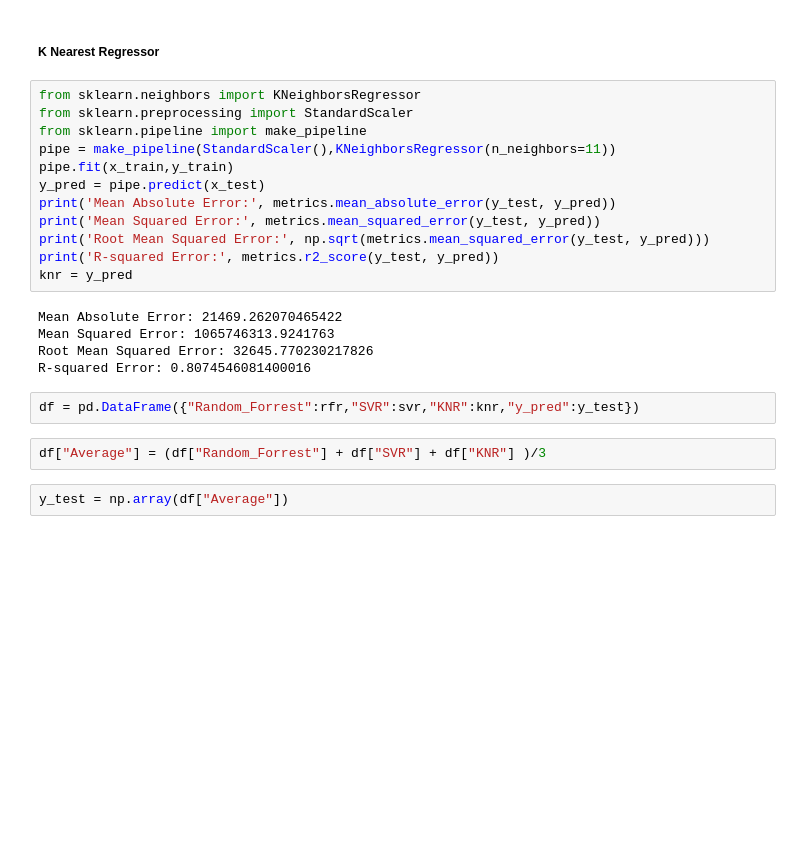
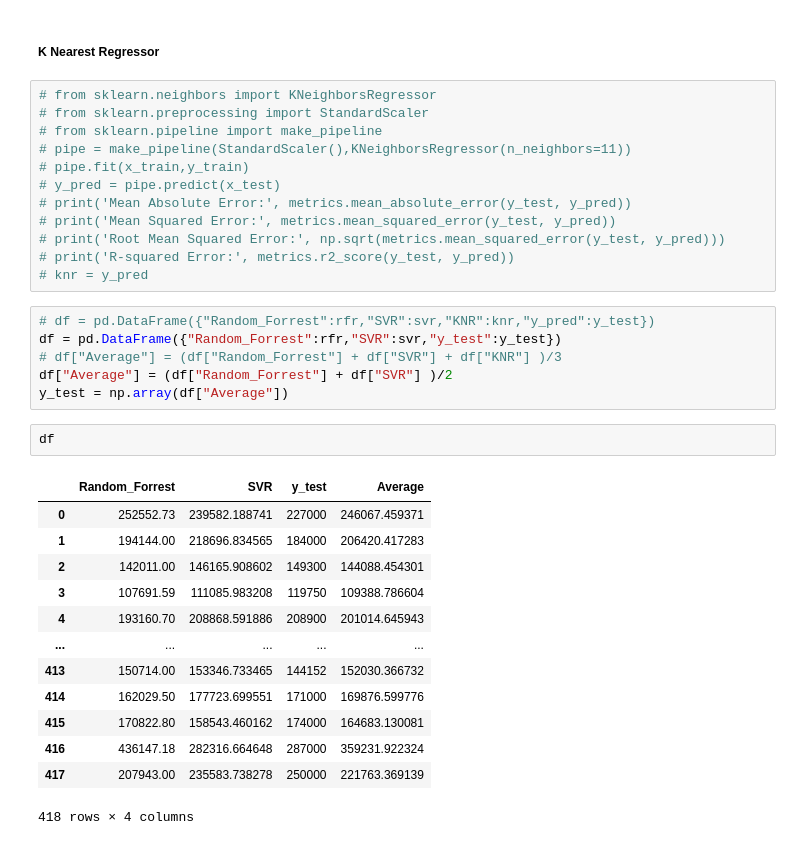
Before and after one commit to MichaelWoo-git/House_Pricing_Prediction_ML_Regression, a Jupyter notebook: 01_Predicting_House_Prices.ipynb, the cells around one changed output. Saved outputs shown, nothing was run; the diff lists cells and outputs as text; blank space fills up the shorter version.

```diff
--- a/Untitled.ipynb
+++ b/01_Predicting_House_Prices.ipynb
@@ -342,28 +517,39 @@ R-squared Error: 0.8933529309052215
 # %% [markdown]
 ##### K Nearest Regressor
 # %%
-from sklearn.neighbors import KNeighborsRegressor
-from sklearn.preprocessing import StandardScaler
-from sklearn.pipeline import make_pipeline
-pipe = make_pipeline(StandardScaler(),KNeighborsRegressor(n_neighbors=11))
-pipe.fit(x_train,y_train)
-y_pred = pipe.predict(x_test)
-print('Mean Absolute Error:', metrics.mean_absolute_error(y_test, y_pred))
-print('Mean Squared Error:', metrics.mean_squared_error(y_test, y_pred))
-print('Root Mean Squared Error:', np.sqrt(metrics.mean_squared_error(y_test, y_pred)))
-print('R-squared Error:', metrics.r2_score(y_test, y_pred))
-knr = y_pred
+# from sklearn.neighbors import KNeighborsRegressor
+# from sklearn.preprocessing import StandardScaler
+# from sklearn.pipeline import make_pipeline
+# pipe = make_pipeline(StandardScaler(),KNeighborsRegressor(n_neighbors=11))
+# pipe.fit(x_train,y_train)
+# y_pred = pipe.predict(x_test)
+# print('Mean Absolute Error:', metrics.mean_absolute_error(y_test, y_pred))
+# print('Mean Squared Error:', metrics.mean_squared_error(y_test, y_pred))
+# print('Root Mean Squared Error:', np.sqrt(metrics.mean_squared_error(y_test, y_pred)))
+# print('R-squared Error:', metrics.r2_score(y_test, y_pred))
+# knr = y_pred
-# %% [output]
-Mean Absolute Error: 21469.262070465422
-Mean Squared Error: 1065746313.9241763
-Root Mean Squared Error: 32645.770230217826
-R-squared Error: 0.8074546081400016
 # %%
-df = pd.DataFrame({"Random_Forrest":rfr,"SVR":svr,"KNR":knr,"y_pred":y_test})
+# df = pd.DataFrame({"Random_Forrest":rfr,"SVR":svr,"KNR":knr,"y_pred":y_test})
+df = pd.DataFrame({"Random_Forrest":rfr,"SVR":svr,"y_test":y_test})
+# df["Average"] = (df["Random_Forrest"] + df["SVR"] + df["KNR"] )/3
+df["Average"] = (df["Random_Forrest"] + df["SVR"] )/2
+y_test = np.array(df["Average"])
-# %%
-df["Average"] = (df["Random_Forrest"] + df["SVR"] + df["KNR"] )/3
-# %%
-y_test = np.array(df["Average"])
+# %%
+df
+# %% [output]
+|  | Random_Forrest | SVR | y_test | Average |
+| 0 | 252552.73 | 239582.188741 | 227000 | 246067.459371 |
+| 1 | 194144.00 | 218696.834565 | 184000 | 206420.417283 |
+| 2 | 142011.00 | 146165.908602 | 149300 | 144088.454301 |
+| 3 | 107691.59 | 111085.983208 | 119750 | 109388.786604 |
+| 4 | 193160.70 | 208868.591886 | 208900 | 201014.645943 |
+| ... | ... | ... | ... | ... |
+| 413 | 150714.00 | 153346.733465 | 144152 | 152030.366732 |
+| 414 | 162029.50 | 177723.699551 | 171000 | 169876.599776 |
+| 415 | 170822.80 | 158543.460162 | 174000 | 164683.130081 |
+| 416 | 436147.18 | 282316.664648 | 287000 | 359231.922324 |
+| 417 | 207943.00 | 235583.738278 | 250000 | 221763.369139 |
+418 rows × 4 columns
 # %%
 print('Mean Absolute Error:', metrics.mean_absolute_error(y_test, y_pred))
 print('Mean Squared Error:', metrics.mean_squared_error(y_test, y_pred))
```
Also changed, not shown: parts of 50 cells of this notebook.
